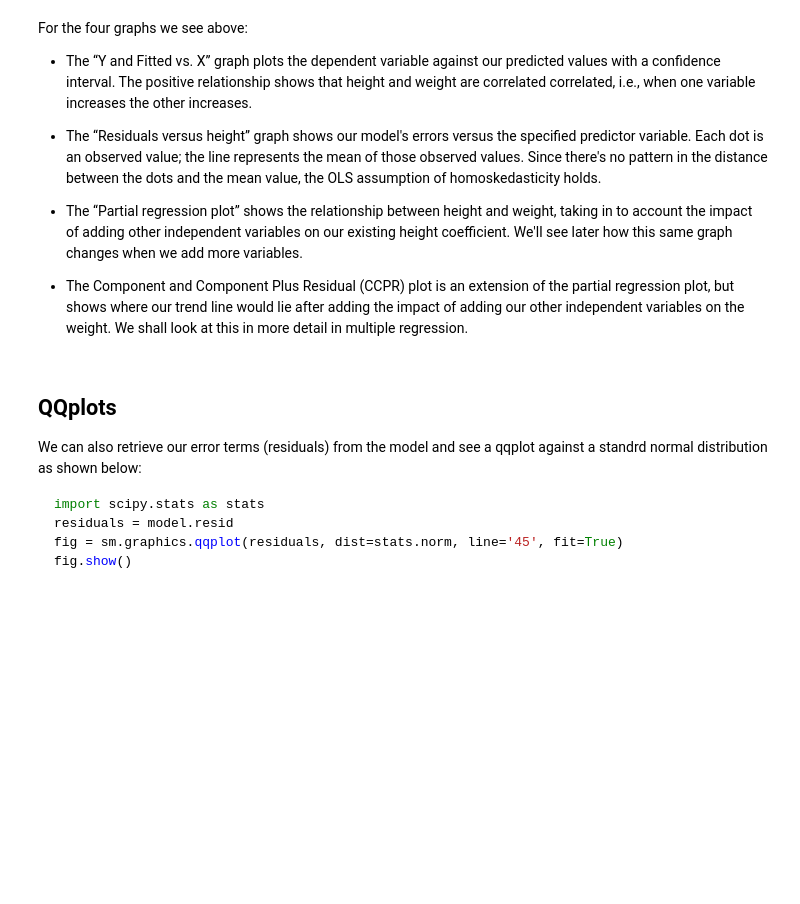
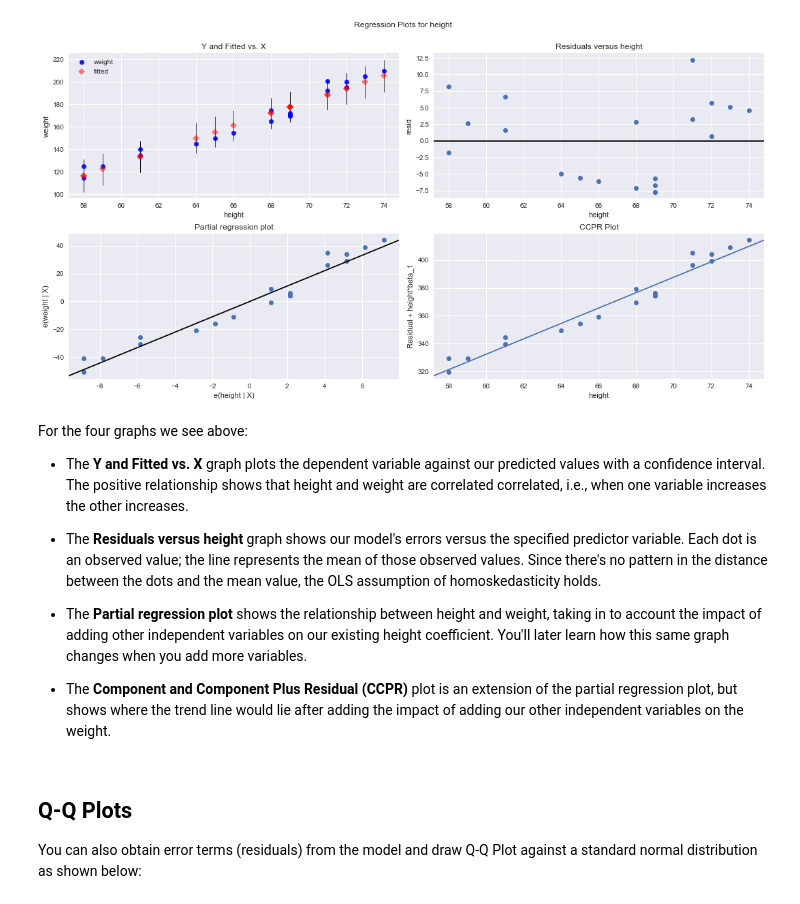
Before and after one commit to learn-co-curriculum/dsc-linear-regression-statsmodels, a Jupyter notebook: index.ipynb, the cells around one changed output. Cells and saved outputs as stored; diff of their text form; code cells hidden in the pictures; blank space fills up the shorter version.

````diff
--- a/index.ipynb
+++ b/index.ipynb
@@ -57 +52,3 @@ f = 'Weight~height'
+# %%
+f = 'weight~height'
 # %% [markdown]
@@ -63 +56,3 @@ model = ols(formula=f, data=df).fit()
+# %%
+model = ols(formula=f, data=df).fit()
 # %% [markdown]
@@ -129,20 +138,20 @@ plt.show()
+# %%
+fig = plt.figure(figsize=(15,8))
+fig = sm.graphics.plot_regress_exog(model, "height", fig=fig)
+plt.show()
+# %% [output]
+[figure, added]
 # %% [markdown]
 For the four graphs we see above:
 
-* The “Y and Fitted vs. X” graph plots the dependent variable against our predicted values with a confidence interval. The positive relationship shows that height and weight are correlated correlated, i.e., when one variable increases the other increases.
+* The **Y and Fitted vs. X** graph plots the dependent variable against our predicted values with a confidence interval. The positive relationship shows that height and weight are correlated correlated, i.e., when one variable increases the other increases.
 
-* The “Residuals versus height” graph shows our model's errors versus the specified predictor variable. Each dot is an observed value; the line represents the mean of those observed values. Since there's no pattern in the distance between the dots and the mean value, the OLS assumption of homoskedasticity holds.
+* The **Residuals versus height** graph shows our model's errors versus the specified predictor variable. Each dot is an observed value; the line represents the mean of those observed values. Since there's no pattern in the distance between the dots and the mean value, the OLS assumption of homoskedasticity holds.
 
-* The “Partial regression plot” shows the relationship between height and weight, taking in to account the impact of adding other independent variables on our existing height coefficient. We'll see later how this same graph changes when we add more variables.
+* The **Partial regression plot** shows the relationship between height and weight, taking in to account the impact of adding other independent variables on our existing height coefficient. You'll later learn how this same graph changes when you add more variables.
 
-* The Component and Component Plus Residual (CCPR) plot is an extension of the partial regression plot, but shows where our trend line would lie after adding the impact of adding our other independent variables on the weight. We shall look at this in more detail in multiple regression.
+* The **Component and Component Plus Residual (CCPR)** plot is an extension of the partial regression plot, but shows where the trend line would lie after adding the impact of adding our other independent variables on the weight.
 # %% [markdown]
-## QQplots
+## Q-Q Plots
 
-We can also retrieve our error terms (residuals) from the model and see a qqplot against a standrd normal distribution as shown below:
-```python
-import scipy.stats as stats
-residuals = model.resid
-fig = sm.graphics.qqplot(residuals, dist=stats.norm, line='45', fit=True)
-fig.show()
-```
+You can also obtain error terms (residuals) from the model and draw Q-Q Plot against a standard normal distribution as shown below:
````
Also changed, not shown: parts of 14 cells of this notebook, 7 other files.
